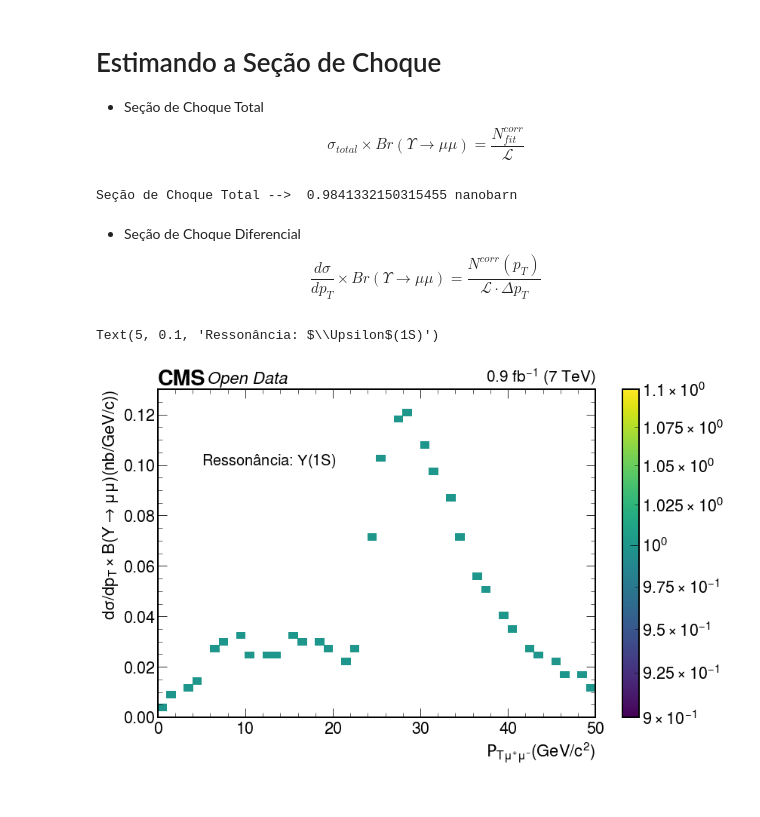
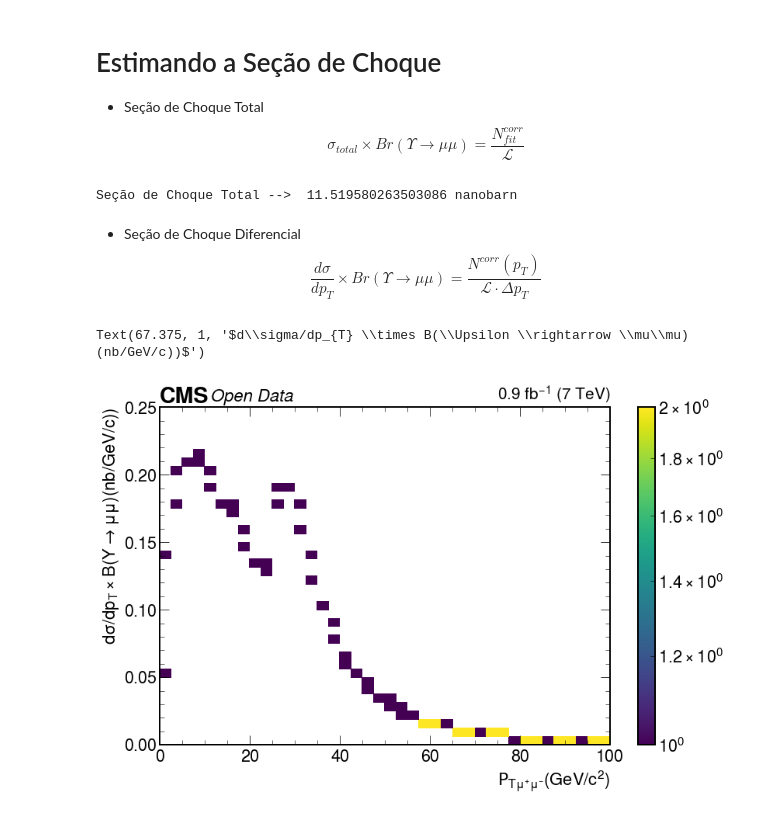
Before and after one commit to teteumac/Projeto-Final---Analise-em-FAE, a Jupyter notebook: Exercicio_4_e_5.ipynb, the cells around one changed output. Saved outputs shown, nothing was run; the diff lists cells and outputs as text; code cells hidden in the pictures.

```diff
--- a/Exercicio_4_e_5.ipynb
+++ b/Exercicio_4_e_5.ipynb
@@ -214,6 +215,6 @@ Massa Invariante -->  9.444012105501887 GeV
 # %% [markdown]
 A aceptância foi calculada gerando amostras por simulação de Monte Carlo no Pythia8
 # %%
-aceptancia = 729 / 82722
+aceptancia = 791/5368
 print( 'aceptância --> ' ,  aceptancia )
 # %% [output]
@@ -236,16 +237,16 @@ $$
 $$
 # %%
 secao_de_choque_total = n_eventos_corrigido / Luminosidade
-print( 'Seção de Choque Total --> ', secao_de_choque_total[0], "nanobarn" )
+print( 'Seção de Choque Total --> ', secao_de_choque_total, "nanobarn" )
 # %% [output]
-Seção de Choque Total -->  0.9841332150315455 nanobarn
+Seção de Choque Total -->  11.519580263503086 nanobarn
 # %% [markdown]
 * Seção de Choque Diferencial
 $$
 \dfrac{d \sigma}{d p_{T} } \times Br(\Upsilon \rightarrow  \mu\mu) = \dfrac{N^{corr}(p_{T})}{\mathcal{L} \cdot \Delta p_{T} }
 $$
 # %%
-counts , bin_edge = np.histogram( array_pt , bins = np.linspace( 0, 150 , 100 ) )
+counts , bin_edge = np.histogram( lista_pt , bins = np.linspace( 0, 150 , 100 ) )
 counts_corr = counts / aceptancia
 delta_Pt_bin = abs( bin_edge[1] - bin_edge[2] )
 secao_de_choque_diff = counts_corr / ( Luminosidade * delta_Pt_bin )
@@ -253,13 +254,13 @@ pt_amor = np.delete(bin_edge,-1)
 # %%
 fig, ax = plt.subplots(figsize = ( 13, 8 ))
 
-h = plt.hist2d(pt_amor,secao_de_choque_diff,bins=50,norm=LogNorm(), range = [(0,50),(0,0.13)])
+h = plt.hist2d(pt_amor,secao_de_choque_diff,bins=40,norm=LogNorm(), range = [(0,100),(0,0.25)])
 fig.colorbar(h[3], ax=ax)
 hep.cms.label( llabel="Open Data" , rlabel="0.9 fb$^{-1}$ (7 TeV)" , fontsize = 22 )
 
 plt.xlabel(r"$\mathcal{P_{T}}_{\mu^{+}\mu^{-}}(GeV/c^{2})$", fontsize = 22 )
 plt.ylabel( r'$d\sigma/dp_{T} \times B(\Upsilon \rightarrow \mu\mu)(nb/GeV/c))$' , fontsize = 22 )
-plt.text(5,0.10, r"Ressonância: $\Upsilon$(1S)", color = 'black', fontsize = 20)
+#plt.text(45,0.005, r"Ressonância: $\Upsilon$(1S)", color = 'black', fontsize = 20)
 # %% [output]
-Text(5, 0.1, 'Ressonância: $\\Upsilon$(1S)')
+Text(67.375, 1, '$d\\sigma/dp_{T} \\times B(\\Upsilon \\rightarrow \\mu\\mu)(nb/GeV/c))$')
-[figure, old version]
+[figure, new version]
```
Also changed, not shown: parts of 12 cells of this notebook.
